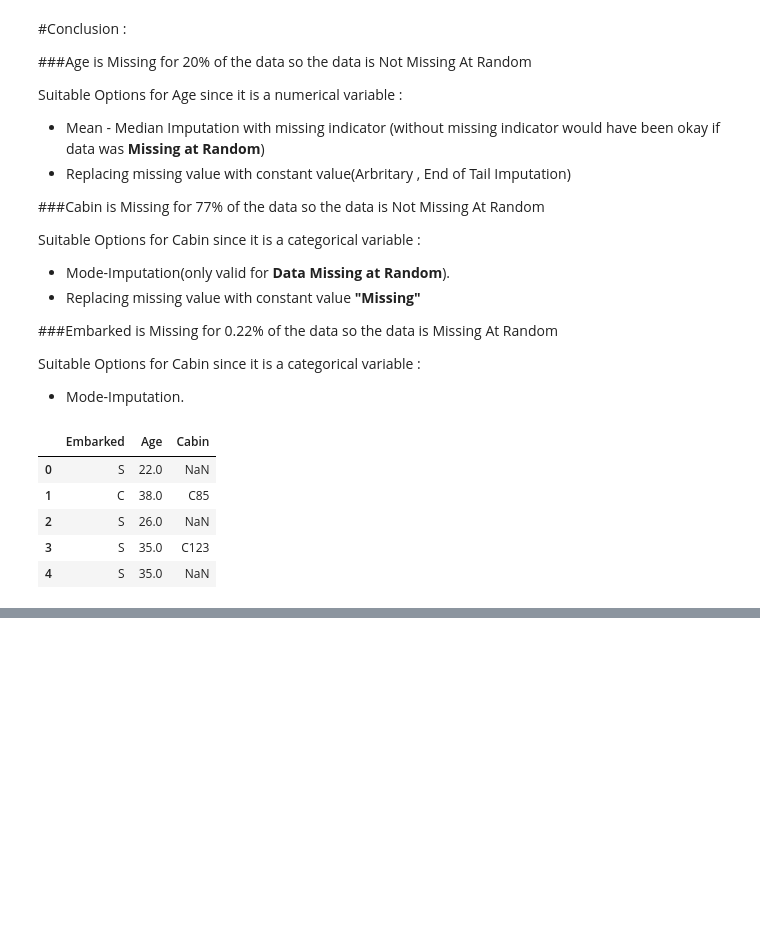
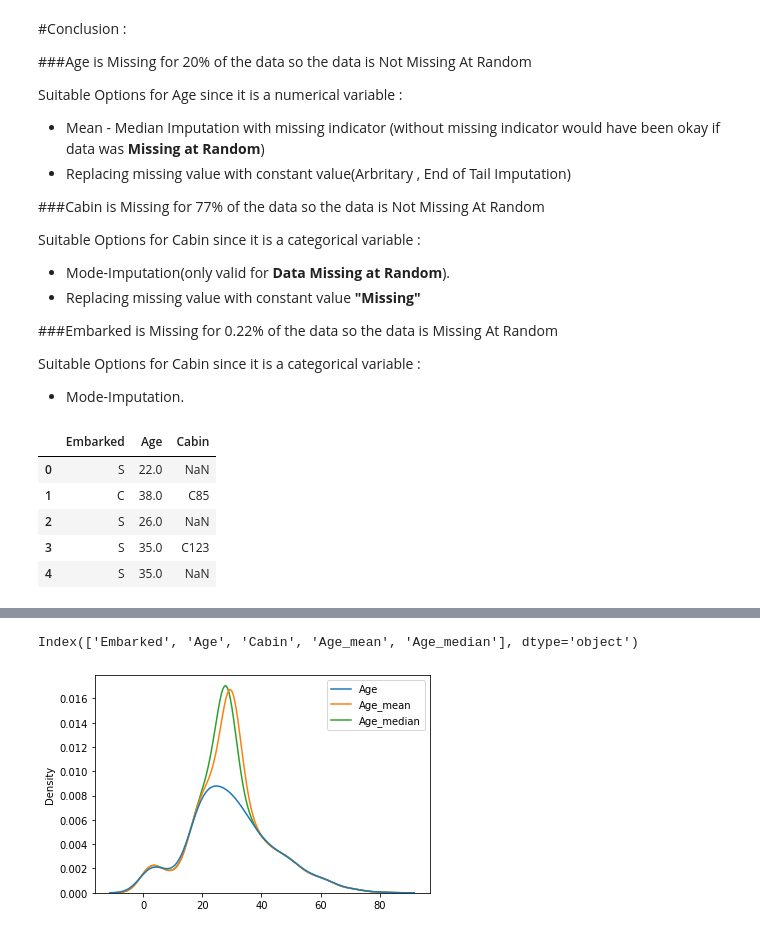
Before and after one commit to Suddhaswatta/Missing-Data-Imputation, a Jupyter notebook: Titanic_Missing_Explanatory_Data_Analysis.ipynb, the cells around one changed output, grey strips where cells are left out. Drawn from its saved outputs; the diff is of its cells as text; code cells hidden in the pictures; blank space fills up the shorter version.

```diff
--- a/Titanic_Missing_Explanatory_Data_Analysis.ipynb
+++ b/Titanic_Missing_Explanatory_Data_Analysis.ipynb
@@ -105,0 +115,9 @@ missing_cat_var=[var for var in df_missing.columns if np.dtype(df[var])=='O']
+# %%
+def meanMedianImputation(df,var,mode='median'):
+  if mode == 'mean':
+    return df[var].fillna(df[var].mean())
+  else:
+    return df[var].fillna(df[var].median())
+# %%
+df_missing['Age_mean']=meanMedianImputation(df_missing,'Age','mean')
+df_missing
@@ -105,0 +130,3 @@ missing_cat_var=[var for var in df_missing.columns if np.dtype(df[var])=='O']
+# %%
+df_missing['Age_median']=meanMedianImputation(df_missing,'Age')
+df_missing
@@ -105,0 +154,11 @@ missing_cat_var=[var for var in df_missing.columns if np.dtype(df[var])=='O']
+# %%
+df_missing.columns
+# %% [output]
+Index(['Embarked', 'Age', 'Cabin', 'Age_mean', 'Age_median'], dtype='object')
+# %%
+df_missing_age = df_missing[['Age', 'Age_mean', 'Age_median']]
+# %%
+sns.kdeplot(data=df_missing_age)
+plt.show()
+# %% [output]
+[figure, added]
```
Also changed, not shown: parts of 19 cells of this notebook.
